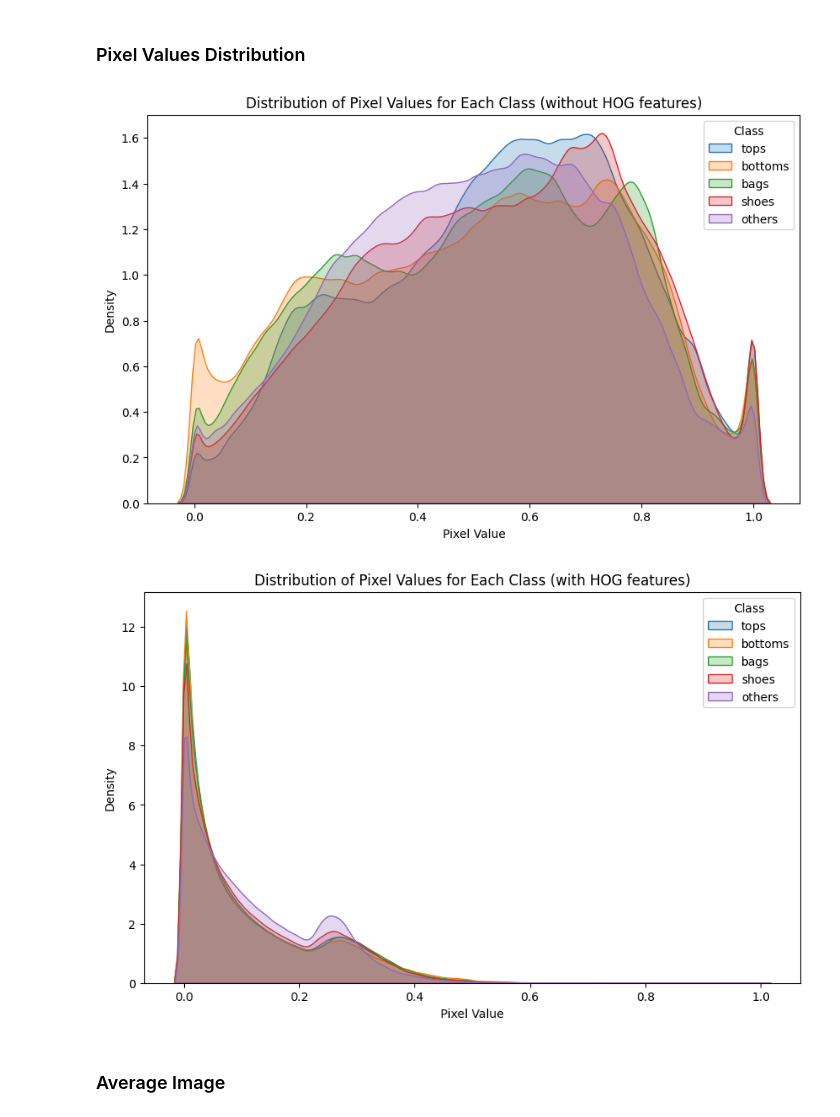
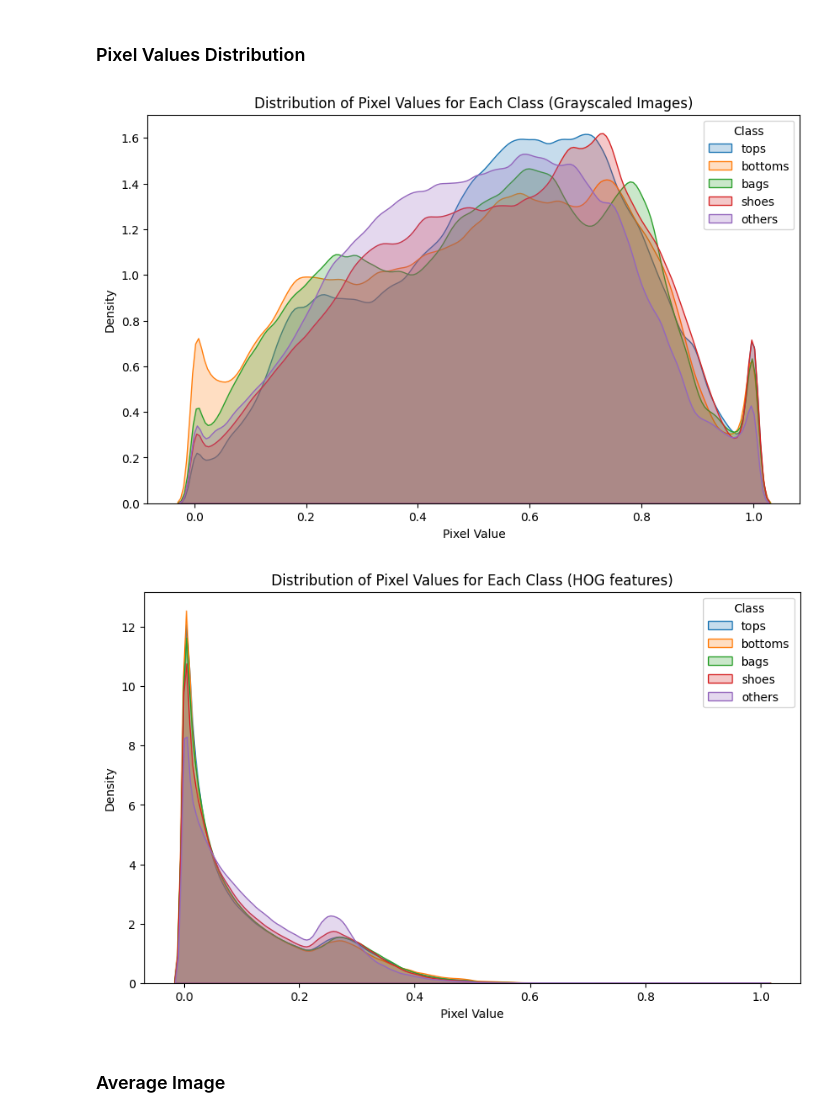
Before and after one commit to jarylongsq/IS4242-project, a Jupyter notebook: collated.ipynb, the cells around one changed output. Cells and saved outputs as stored; diff of their text form; code cells hidden in the pictures.

```diff
--- a/collated.ipynb
+++ b/collated.ipynb
@@ -201,16 +200,0 @@ plt.show()
-# %%
-# Visualize the images
-plt.figure(figsize=(12, 8), facecolor="white")
-for i, idx in enumerate(random_indices):
-    # Reshape the flattened pixel values back to the original image shape
-    image = X_train[idx].reshape(r1, r2)
-    label = y_train[idx]
-
-    # Plot the image
-    plt.subplot(num_rows, num_cols, i + 1)
-    plt.imshow(image, cmap='gray')
-    plt.title(f'Label: {label} ({labels_dict[label].capitalize()})')
-    plt.axis('off')
-
-plt.tight_layout()
-plt.show()
@@ -221,7 +203,7 @@ plt.show()
 # %%
 label_map = {0: 'tops', 1: 'bottoms', 2: 'bags', 3: 'shoes', 4: 'others'}
 train_df['label_name'] = train_df['label'].map(label_map)
-hog_train_df['label_name'] = hog_train_df['label'].map(label_map)
+train_df_hog['label_name'] = train_df_hog['label'].map(label_map)
 # %%
 initial_dims_non_augmented = initial_dimensions_df[~initial_dimensions_df['filepath'].str.contains("augmented")]
 fig, axes = plt.subplots(nrows=2, ncols=1, figsize=(10, 10))
@@ -329,9 +311,9 @@ def plot_pixel_values(col_name, num_pixels, df):
 
     # Add title
     if col_name == 'hog':
-        plt.title('Distribution of Pixel Values for Each Class (with HOG features)')
+        plt.title('Distribution of Pixel Values for Each Class (HOG features)')
     else:
-        plt.title('Distribution of Pixel Values for Each Class (without HOG features)')
+        plt.title('Distribution of Pixel Values for Each Class (Grayscaled Images)')
 
     plt.xlabel('Pixel Value')
     plt.ylabel('Density')
@@ -342,11 +324,11 @@ def plot_pixel_values(col_name, num_pixels, df):
 # %%
 plot_pixel_values('pixel', 4096, train_df)
 # %% [output]
-[figure, old version]
+[figure, new version]
 # %%
-plot_pixel_values('hog', 1764, hog_train_df)
+plot_pixel_values('hog', 1764, train_df_hog)
 # %% [output]
-[figure, old version]
+[figure, new version]
 # %% [markdown]
 ### Average Image
 # %%
```
Also changed, not shown: parts of 4 cells of this notebook.
